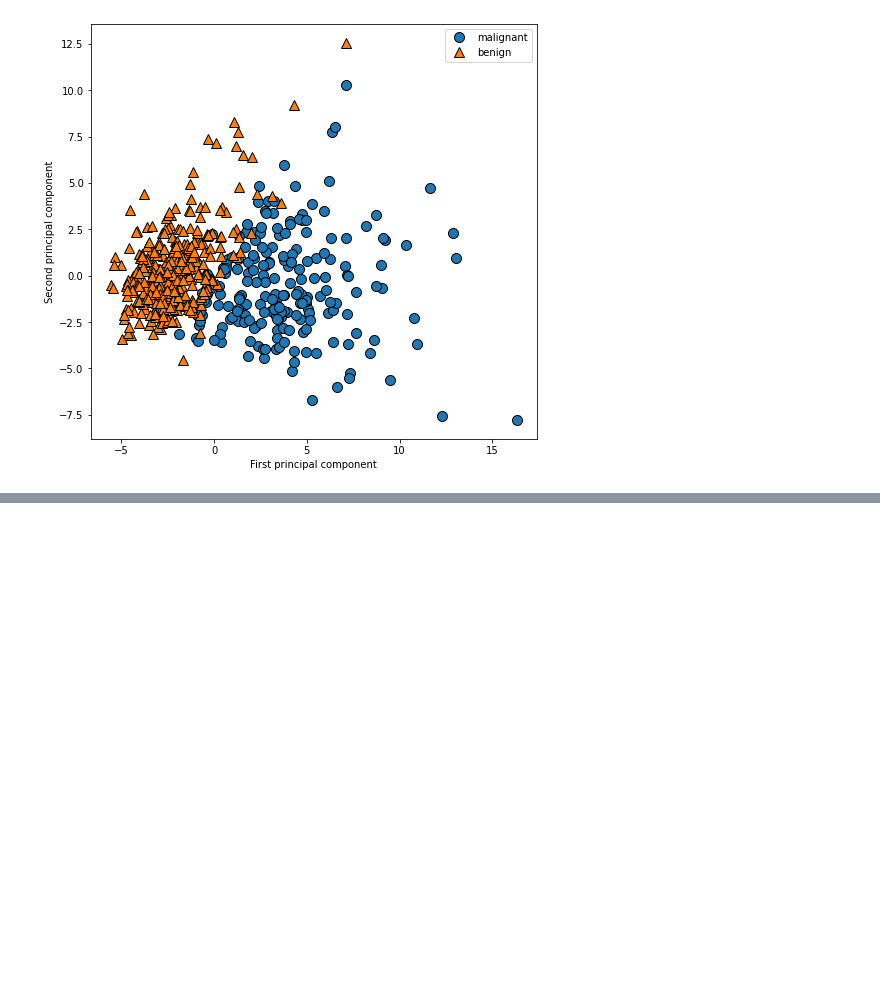
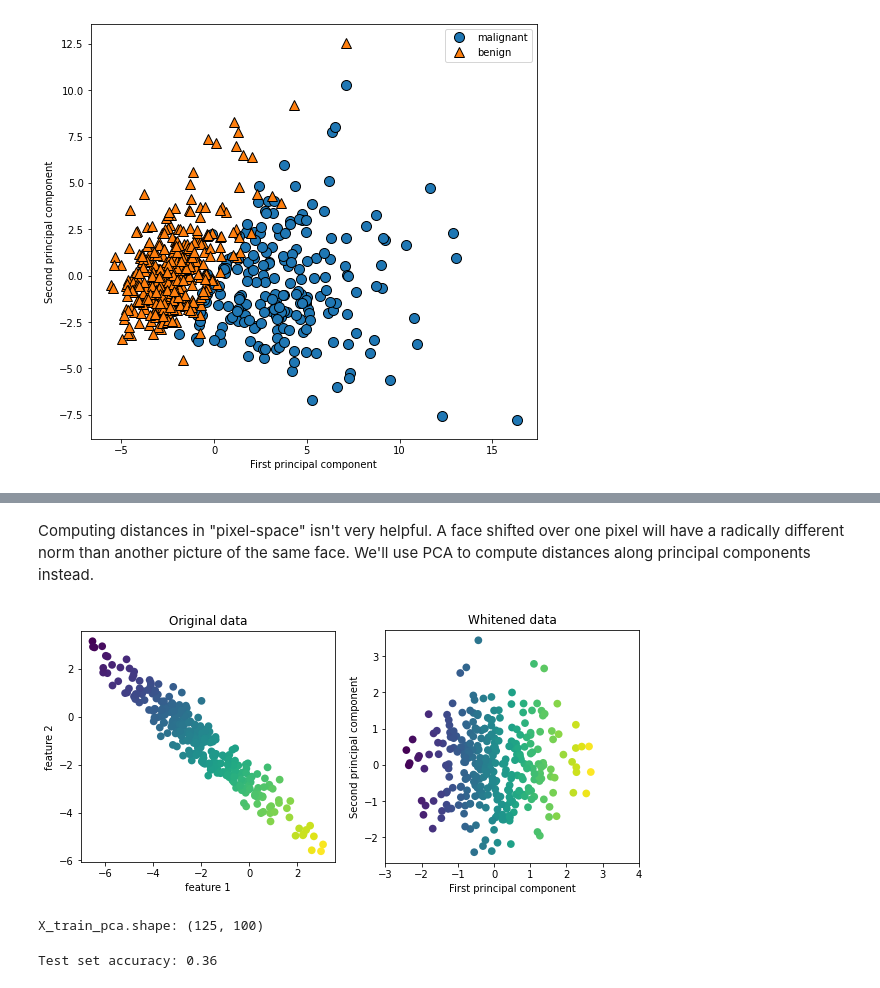
Before and after one commit to scottzig/ml-python-muller-guido, a Jupyter notebook: chapter_3.ipynb, the cells around one changed output, grey strips where cells are left out. Drawn from its saved outputs; the diff is of its cells as text; code cells hidden in the pictures; blank space fills up the shorter version.

```diff
--- a/chapter_3.ipynb
+++ b/chapter_3.ipynb
@@ -240,0 +318,27 @@ plt.ylabel("Second principal component");
+# %% [markdown]
+Computing distances in "pixel-space" isn't very helpful.
+A face shifted over one pixel will have a radically different norm than another picture of the same face.
+We'll use PCA to compute distances along principal components instead.
+# %%
+# "Whitening" rescales the PCs to have the same scale
+mglearn.plots.plot_pca_whitening()
+# %% [output]
+[figure, added]
+# %%
+# Fit the PCA object to the training data and extract the first 100 principal components
+pca = PCA(n_components = 100, whiten=True, random_state=0).fit(X_train)
+
+# Transform the training and test data
+X_train_pca = pca.transform(X_train)
+X_test_pca = pca.transform(X_test)
+
+print("X_train_pca.shape: {}".format(X_train_pca.shape))
+# %% [output]
+X_train_pca.shape: (125, 100)
+# %%
+# Now use the one-nearest-neighbors classifier on the transformed data
+knn = KNeighborsClassifier(n_neighbors=1)
+knn.fit(X_train_pca, y_train)
+print("Test set accuracy: {:.2f}".format(knn.score(X_test_pca, y_test)))
+# %% [output]
+Test set accuracy: 0.36
```
Also changed, not shown: parts of 22 cells of this notebook.
